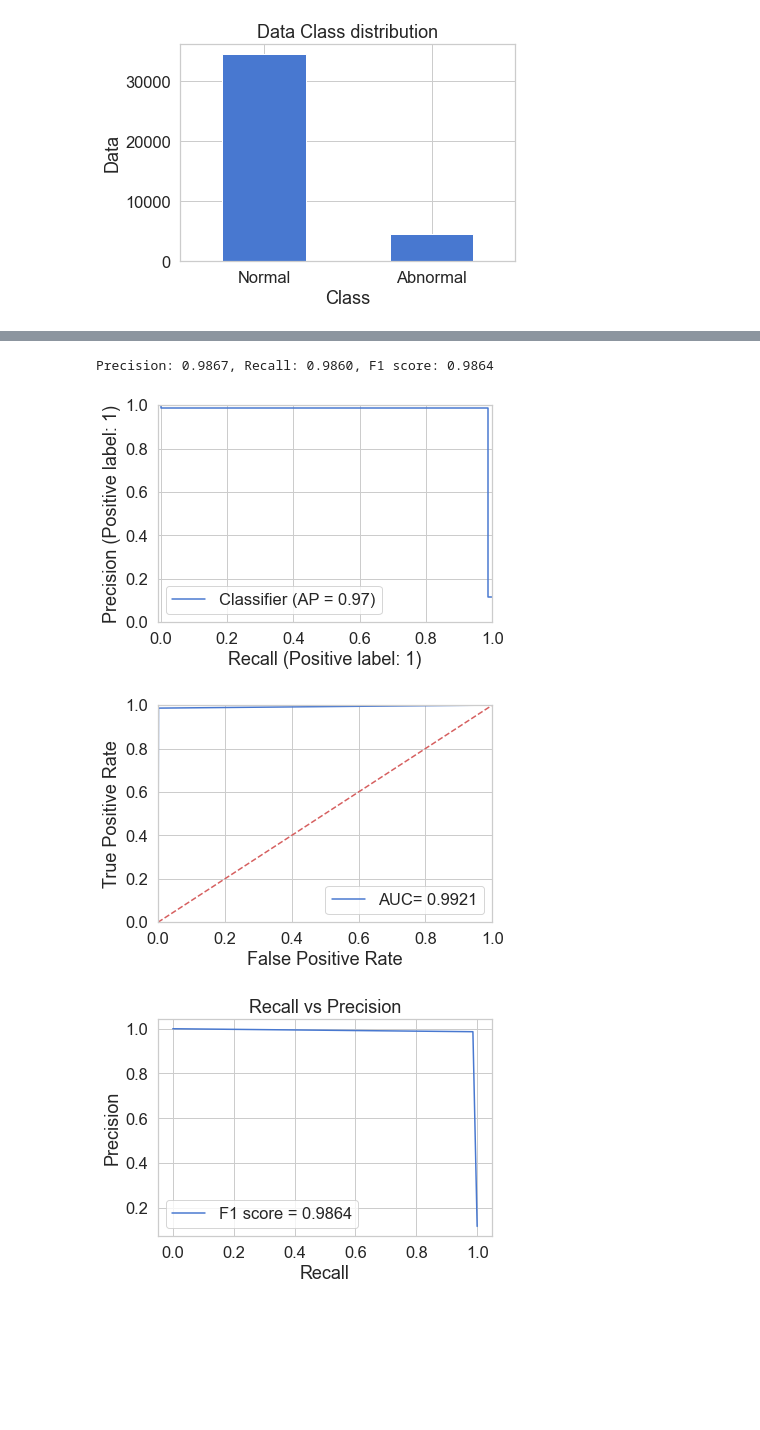
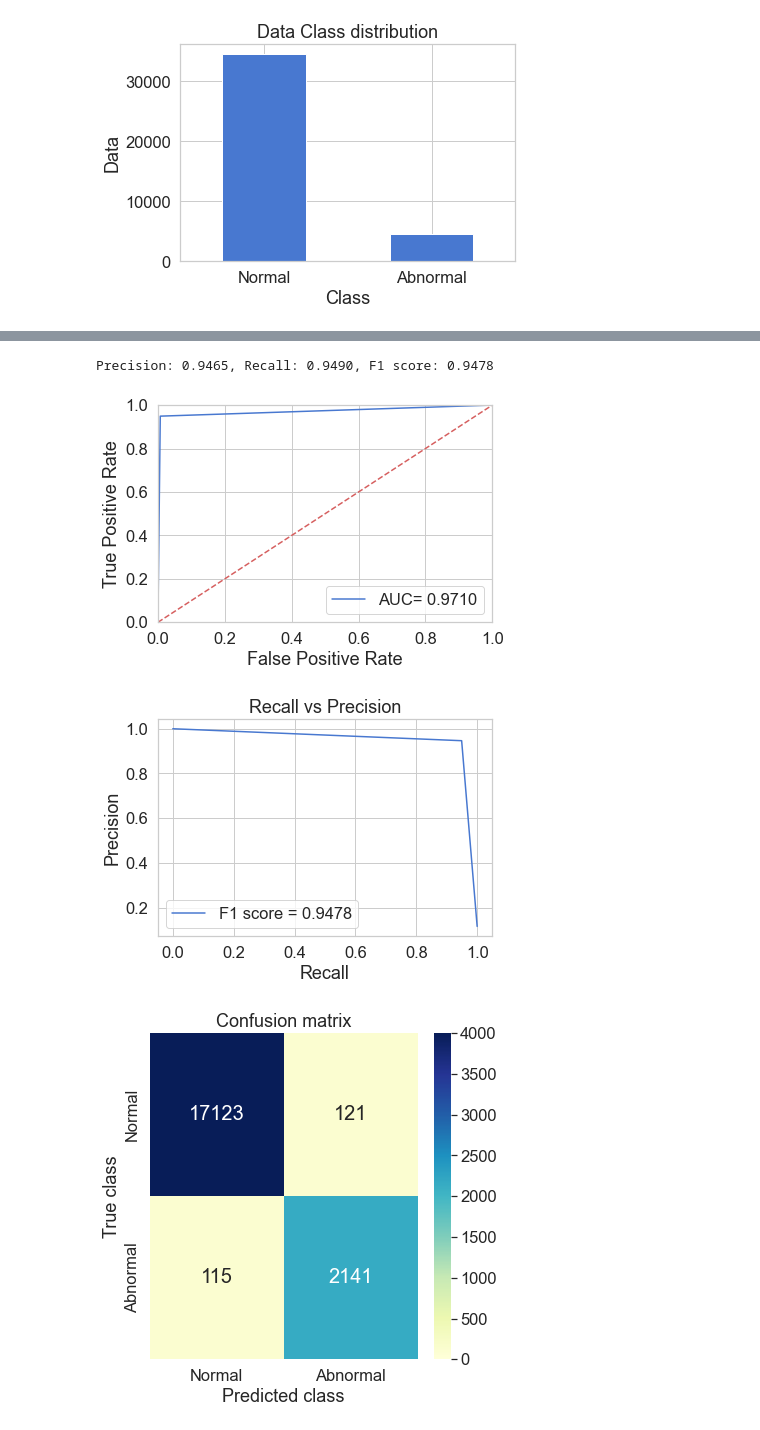
Before and after one commit to 98uranus/Autoencoder, a Jupyter notebook: DAGMM.ipynb, the cells around one changed output, grey strips where cells are left out. Saved outputs shown, nothing was run; the diff lists cells and outputs as text; code cells hidden in the pictures; blank space fills up the shorter version.

```diff
--- a/DAGMM.ipynb
+++ b/DAGMM.ipynb
@@ -54,7 +54,7 @@ data['Psi'] = r2d * data['Psi']
 (39000, 14)
 [figure]
 # %%
-X_train, X_test = train_test_split(data, test_size=0.3, random_state=RANDOM_SEED)
+X_train, X_test = train_test_split(data, test_size=0.5, random_state=RANDOM_SEED)
 X_train = X_train[X_train.Class == 0]
 y_train = X_train['Class']
 X_train = pd.DataFrame(X_train)
@@ -64,23 +64,6 @@ X_train = X_train.drop(['Class'], axis=1)
 y_test = X_test['Class']
 X_test = pd.DataFrame(X_test)
 X_test = X_test.drop(['Class'], axis=1)
-
-# def normalize(label):
-#     str = StandardScaler()
-#     str.fit(X_train[label].values.reshape(-1, 1))
-#     X_train[label] = str.transform(X_train[label].values.reshape(-1, 1))
-#     X_test[label] = str.transform(X_test[label].values.reshape(-1, 1))
-
-# def normalize1(label):
-#     str = MinMaxScaler()
-#     str.fit(X_train[label].values.reshape(-1, 1))
-#     X_train[label] = str.transform(X_train[label].values.reshape(-1, 1))
-#     X_test[label] = str.transform(X_test[label].values.reshape(-1, 1))
-
-# A = ['RPM1', 'RPM2', 'RPM3', 'RPM4', 'RPM5', 'RPM6', 'P', 'Q', 'R', 'Phi', 'Theta', 'Psi']
-
-# for i in A:
-#     normalize1(i)
 
 def MinmaxNorm(data1, data2, label):
     for i in label:
@@ -205,7 +188,7 @@ recall = recall_score(y_test, y_pred)
 f1 = f1_score(y_test, y_pred)
 print(f"Precision: {precision:.4f}, Recall: {recall:.4f}, F1 score: {f1:.4f}")
 # %% [output]
-Precision: 0.9867, Recall: 0.9860, F1 score: 0.9864
+Precision: 0.9465, Recall: 0.9490, F1 score: 0.9478
 # %%
 # Calculate precision, recall, and F1 score
 y_pred = np.zeros_like(scores)
@@ -214,51 +197,43 @@ precision, recall, thresholds1 = precision_recall_curve(y_test, y_pred)
 fpr, tpr, thresholds2 = roc_curve(y_test, y_pred)
 roc_auc = auc(fpr, tpr)
 f1 = f1_score(y_test, y_pred)
-PrecisionRecallDisplay.from_predictions(y_test, y_pred)
-plt.plot(ax=None,name=None)
-plt.xlim([-0.01, 1.0])
-plt.ylim([0.0, 1.001])
-
-# print(precision)
-# print(recall)
-# print(thresholds1)
-# print(fpr)
-# print(tpr)
-# print(thresholds2)
-# print(precision.shape, recall.shape, thresholds1.shape)
+# PrecisionRecallDisplay.from_predictions(y_test, y_pred)
+# plt.plot(ax=None,name=None)
+# plt.xlim([-0.01, 1.0])
+# plt.ylim([0.0, 1.001])
 
 # ROC curve
 plt.figure()
 plt.plot(fpr, tpr, 'b', label='AUC= %0.4f'% roc_auc)
 plt.legend(loc='lower right')
 plt.plot([0, 1], [0, 1], 'r--')
 plt.xlim([-0.001, 1.0])
 plt.ylim([0.0, 1.001])
 plt.xlabel('False Positive Rate')
 plt.ylabel('True Positive Rate')
 plt.show();
 
 # precision recall curve
 plt.figure()
 plt.plot(recall, precision, 'b', label='F1 score = %0.4f'% f1)
 plt.title('Recall vs Precision')
 plt.xlabel('Recall')
 plt.ylabel('Precision')
 plt.legend(loc='lower left')
 plt.show();
 
 # Generate confusion matrix
 conf_matrix = confusion_matrix(y_test, y_pred)
 LABELS = ["Normal", "Abnormal"]
 plt.figure(figsize=(6, 6))
 sns.heatmap(conf_matrix, xticklabels=LABELS, yticklabels=LABELS,
                         annot=True, fmt="d", annot_kws={'size': 20}, cmap="YlGnBu",
                         vmin=0, vmax=4000);
 plt.title("Confusion matrix")
 plt.xlabel('Predicted class')
 plt.ylabel('True class')
 plt.show()
 # %% [output]
-[figure, old version]
+[figure, new version]
-[figure, old version]
+[figure, new version]
-[figure, old version]
+[figure, new version]
```
Also changed, not shown: parts of 4 cells of this notebook, 17 other files.
